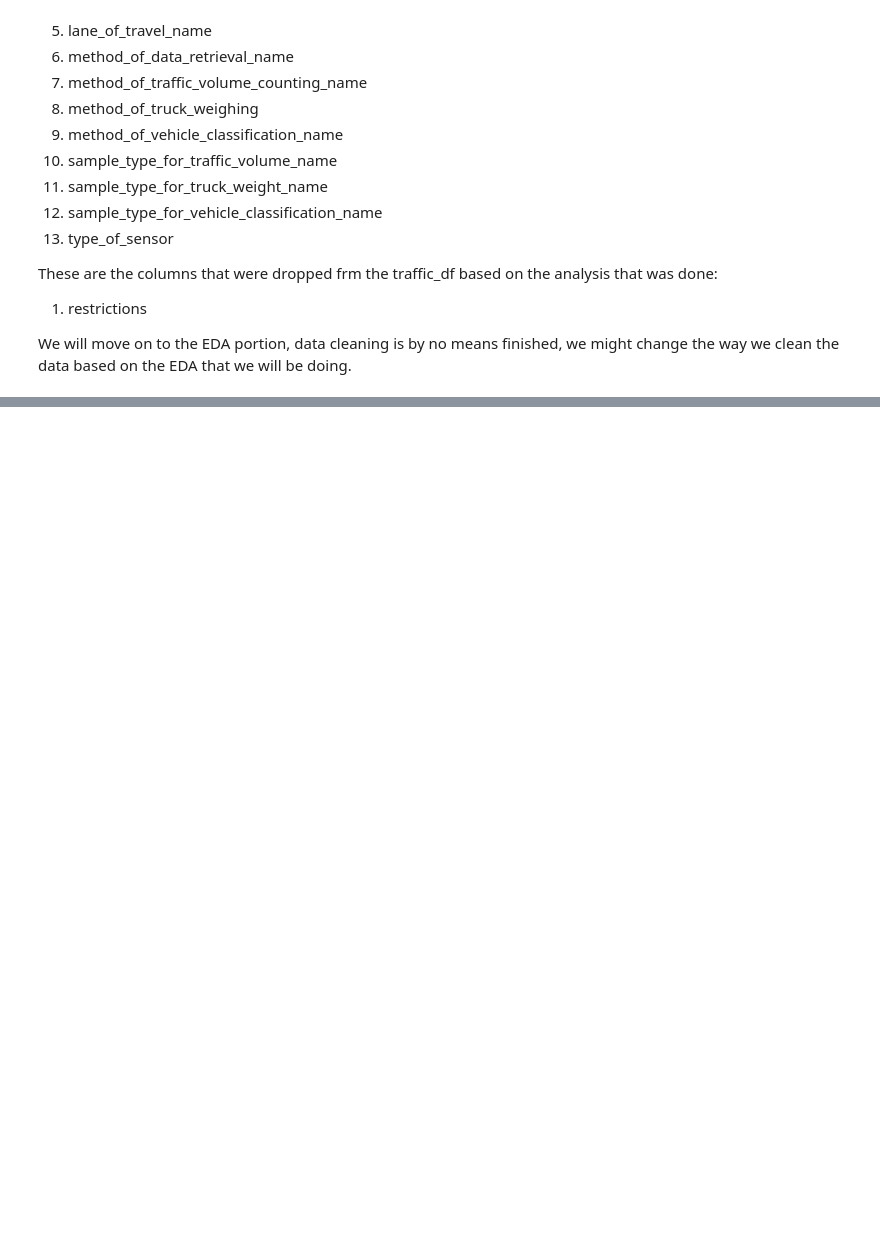
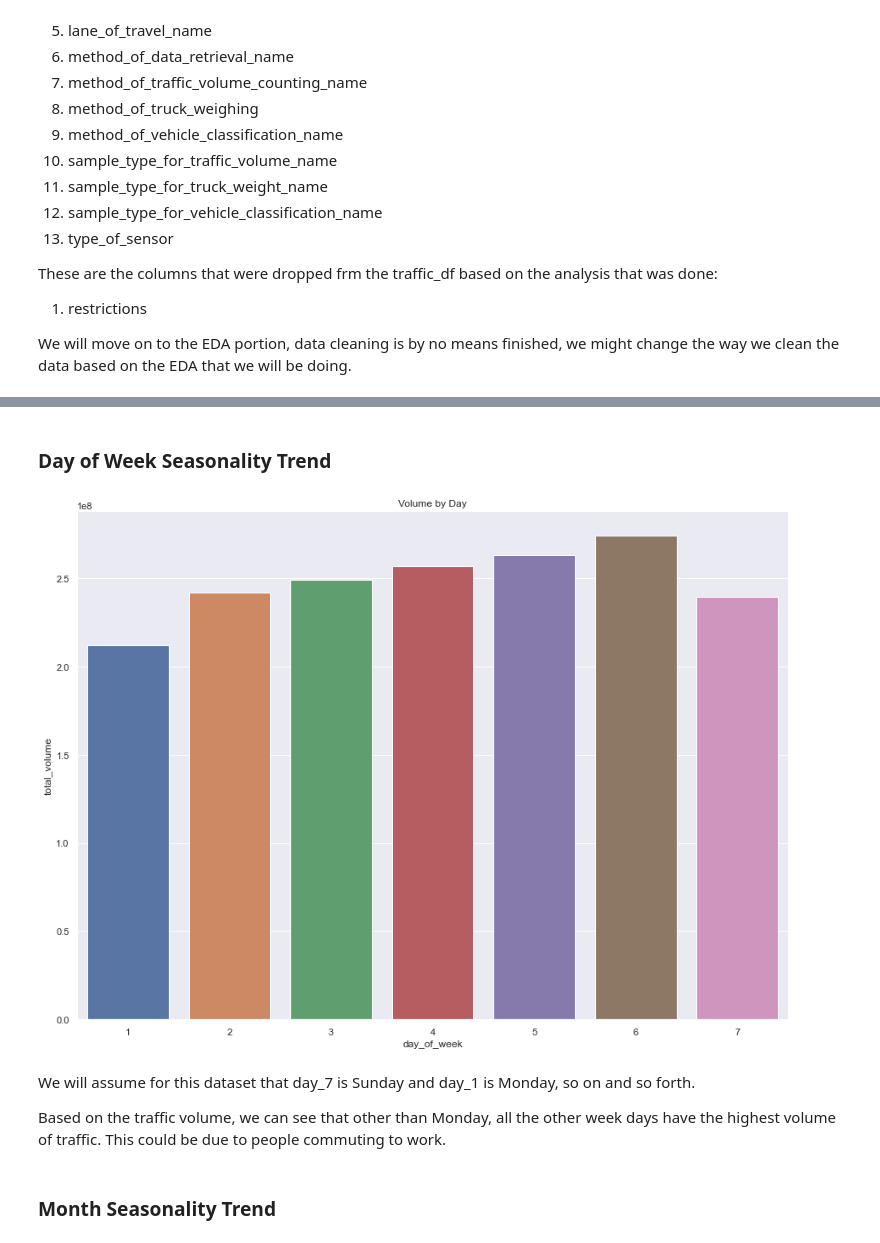
Before and after one commit to Daryl-PSH/us_traffic, a Jupyter notebook: notebooks/Data_Cleaning.ipynb, the cells around one changed output, grey strips where cells are left out. Drawn from its saved outputs; the diff is of its cells as text; code cells hidden in the pictures; blank space fills up the shorter version.

```diff
--- a/notebooks/Data_Cleaning.ipynb
+++ b/notebooks/Data_Cleaning.ipynb
@@ -701,0 +854,18 @@ We will move on to the EDA portion, data cleaning is by no means finished, we mi
+# %% [markdown]
+### Day of Week Seasonality Trend
+# %%
+day_groupby = combined_df.groupby("day_of_week").sum()["total_volume"]
+# %%
+plot_dims = (15, 11)
+fig, ax= plt.subplots(figsize=plot_dims)
+plt.title("Volume by Day")
+sns.barplot(x=day_groupby.index, y=day_groupby, ax=ax)
+plt.show()
+# %% [output]
+[figure, added]
+# %% [markdown]
+We will assume for this dataset that day_7 is Sunday and day_1 is Monday, so on and so forth.
+
+Based on the traffic volume, we can see that other than Monday, all the other week days have the highest volume of traffic. This could be due to people commuting to work.
+# %% [markdown]
+### Month Seasonality Trend
```
Also changed, not shown: parts of 98 cells of this notebook.
